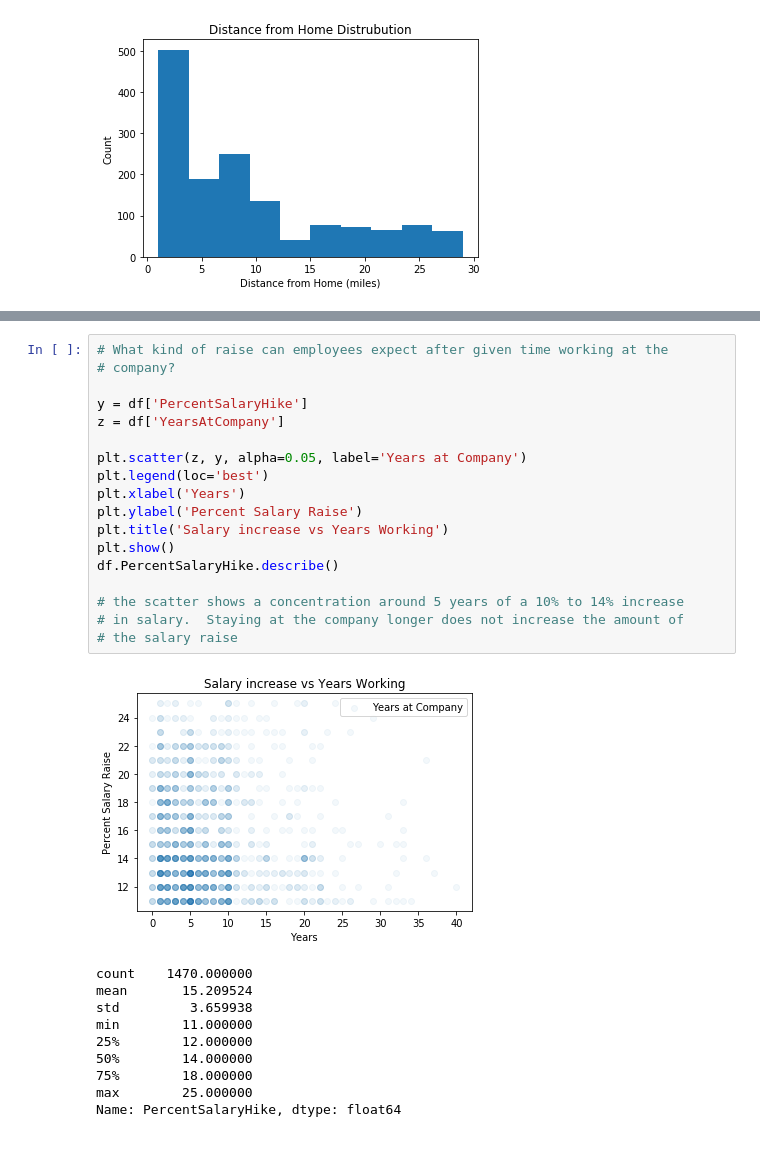
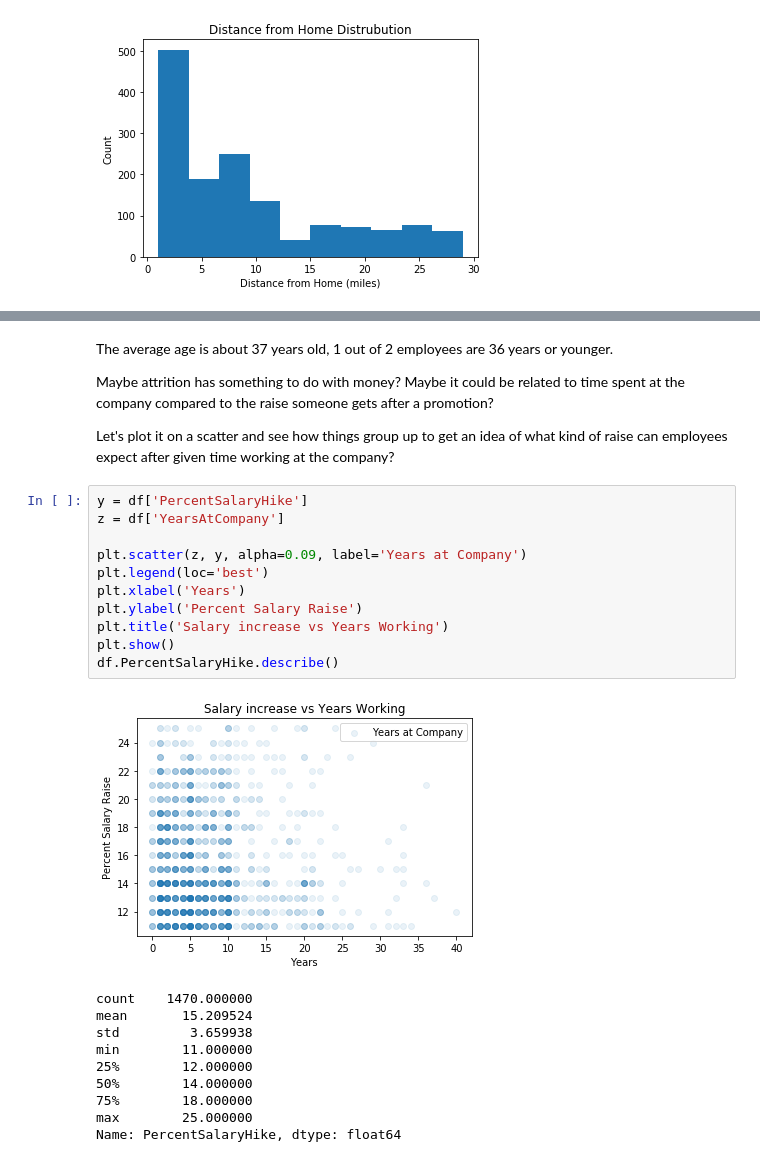
Before and after one commit to handsomeandphilthy/ThinkfulDS, a Jupyter notebook: Capstone 1 Project IBM Employee .ipynb, the cells around one changed output, grey strips where cells are left out. Drawn from its saved outputs; the diff is of its cells as text.

```diff
--- a/Capstone 1 Project IBM Employee .ipynb
+++ b/Capstone 1 Project IBM Employee .ipynb
@@ -102,26 +135,25 @@ min        18.000000
 max        60.000000
 Name: Age, dtype: float64
 [figure]
+# %% [markdown]
+The average age is about 37 years old, 1 out of 2 employees are 36 years or younger.
+
+Maybe attrition has something to do with money?  Maybe it could be related to time spent at the company compared to the raise someone gets after a promotion?
+
+Let's plot it on a scatter and see how things group up to get an idea of what kind of raise can employees expect after given time working at the company?
 # %%
-# What kind of raise can employees expect after given time working at the
-# company?
-
 y = df['PercentSalaryHike']
 z = df['YearsAtCompany']
 
-plt.scatter(z, y, alpha=0.05, label='Years at Company')
+plt.scatter(z, y, alpha=0.09, label='Years at Company')
 plt.legend(loc='best')
 plt.xlabel('Years')
 plt.ylabel('Percent Salary Raise')
 plt.title('Salary increase vs Years Working')
 plt.show()
 df.PercentSalaryHike.describe()
-
-# the scatter shows a concentration around 5 years of a 10% to 14% increase
-# in salary.  Staying at the company longer does not increase the amount of
-# the salary raise
 # %% [output]
-[figure, old version]
+[figure, new version]
 count    1470.000000
 mean       15.209524
 std         3.659938
```
Also changed, not shown: parts of 25 cells of this notebook.
